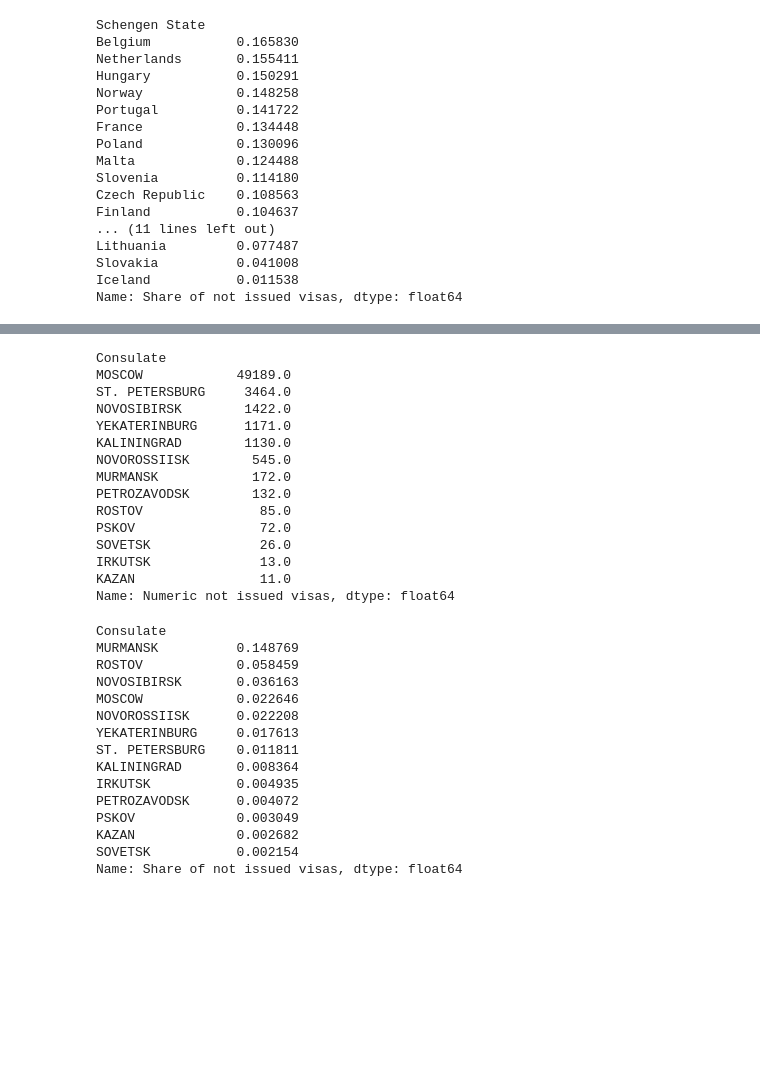
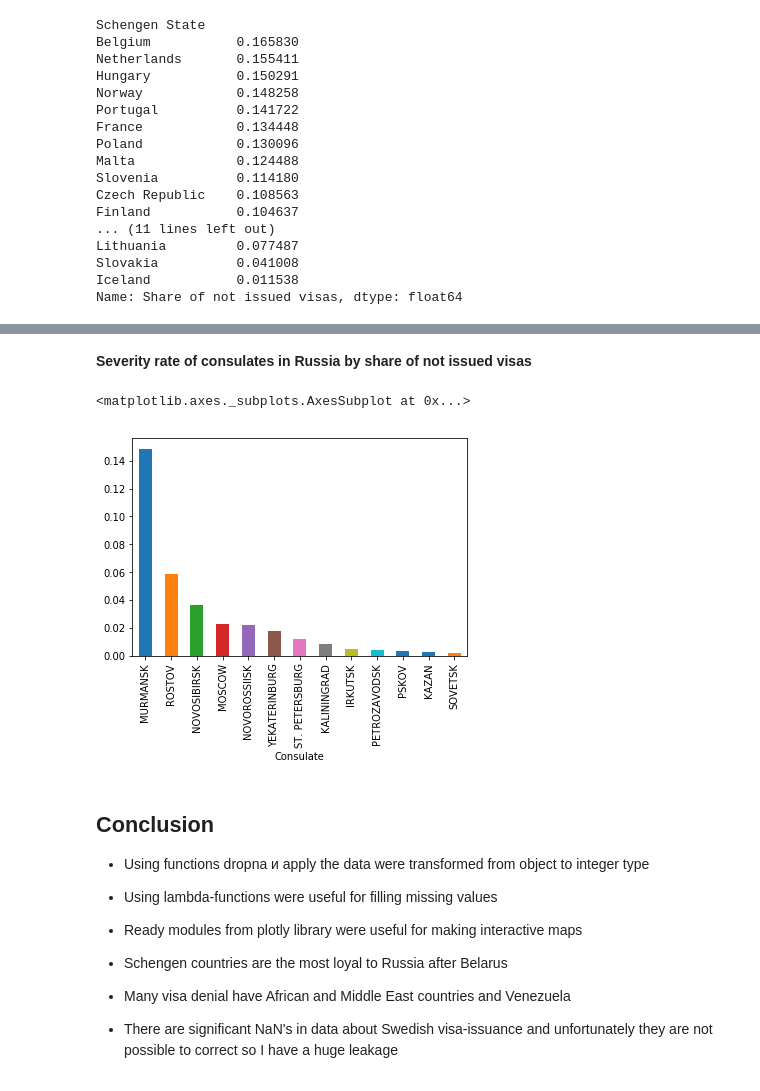
Before and after one commit to Tsukimy/shengen_project, a Jupyter notebook: shengen_project.ipynb, the cells around one changed output, grey strips where cells are left out. Saved outputs shown, nothing was run; the diff lists cells and outputs as text; code cells hidden in the pictures; blank space fills up the shorter version.

Commit message:
eng version corrected

```diff
--- a/shengen_project.ipynb
+++ b/shengen_project.ipynb
@@ -378,38 +360,19 @@ Name: Share of issued visas, dtype: float64
+# %% [markdown]
+**Severity rate of consulates in Russia by share of not issued visas**
 # %%
 numeric_data[numeric_data['Country where consulate is located'] == 'RUSSIAN FEDERATION']\
-    .groupby(['Consulate'])['Numeric not issued visas'].sum().sort_values(ascending = False)
+    .groupby(['Consulate'])['Share of not issued visas'].mean().sort_values(ascending = False).plot(kind='bar')
 # %% [output]
-Consulate
-MOSCOW            49189.0
-ST. PETERSBURG     3464.0
-NOVOSIBIRSK        1422.0
-YEKATERINBURG      1171.0
-KALININGRAD        1130.0
-NOVOROSSIISK        545.0
-MURMANSK            172.0
-PETROZAVODSK        132.0
-ROSTOV               85.0
-PSKOV                72.0
-SOVETSK              26.0
-IRKUTSK              13.0
-KAZAN                11.0
-Name: Numeric not issued visas, dtype: float64
+<matplotlib.axes._subplots.AxesSubplot at 0x...>
+[figure, added]
-# %%
-numeric_data[numeric_data['Country where consulate is located'] == 'RUSSIAN FEDERATION']\
-    .groupby(['Consulate'])['Share of not issued visas'].mean().sort_values(ascending = False)
-# %% [output]
-Consulate
-MURMANSK          0.148769
-ROSTOV            0.058459
-NOVOSIBIRSK       0.036163
-MOSCOW            0.022646
-NOVOROSSIISK      0.022208
-YEKATERINBURG     0.017613
-ST. PETERSBURG    0.011811
-KALININGRAD       0.008364
-IRKUTSK           0.004935
-PETROZAVODSK      0.004072
-PSKOV             0.003049
-KAZAN             0.002682
-SOVETSK           0.002154
-Name: Share of not issued visas, dtype: float64
+# %% [markdown]
+## Conclusion
+
+ - Using functions dropna и apply the data were transformed from object to integer type
+ - Using lambda-functions were useful for filling missing values
+ - Ready modules from plotly library were useful for making interactive maps
+
+
+ - Schengen countries are the most loyal to Russia after Belarus
+ - Many visa denial have African and Middle East countries and Venezuela
+ - There are significant NaN's in data about Swedish visa-issuance and unfortunately they are not possible to correct so I have a huge leakage
```
Also changed, not shown: parts of 41 cells of this notebook.
